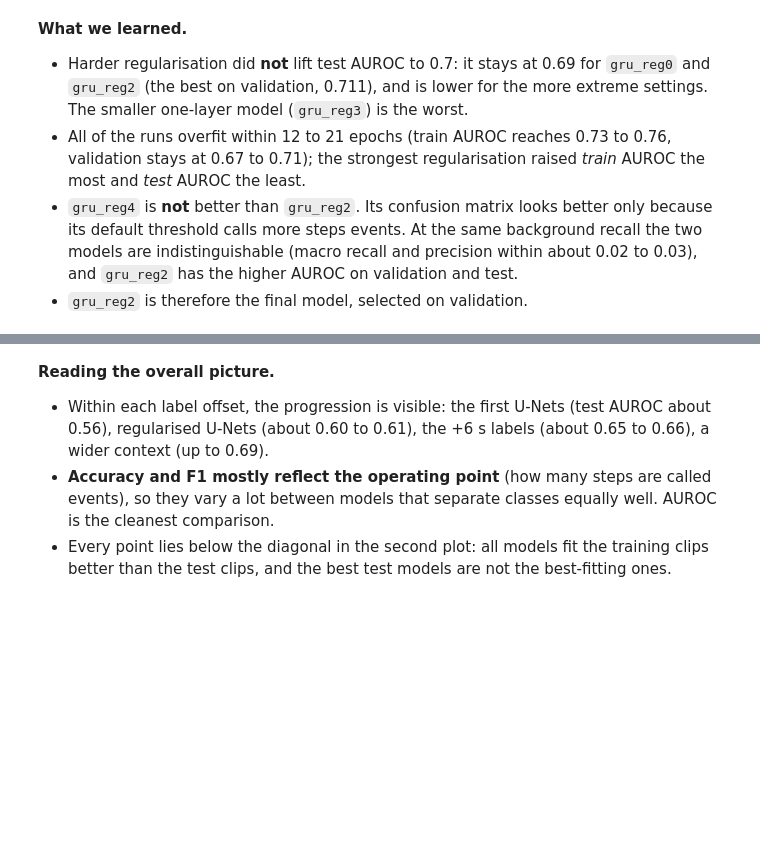
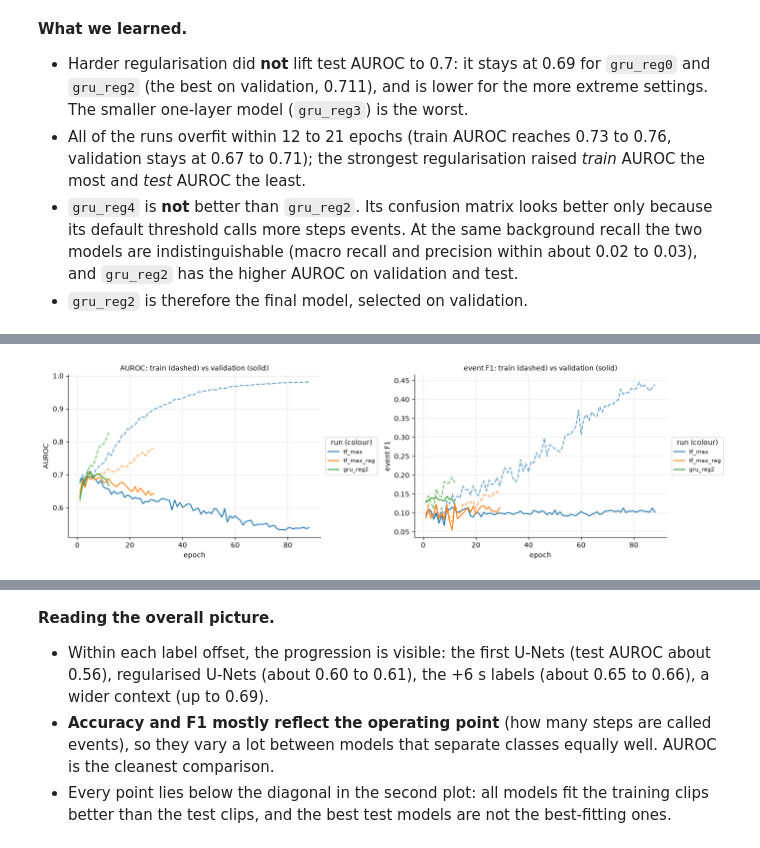
Before and after one commit to otoofim/video_event_detection, a Jupyter notebook: visualisation/experiment_report.ipynb, the cells around one changed output, grey strips where cells are left out. Saved outputs shown, nothing was run; the diff lists cells and outputs as text; code cells hidden in the pictures; blank space fills up the shorter version.

```diff
--- a/visualisation/experiment_report.ipynb
+++ b/visualisation/experiment_report.ipynb
@@ -634,0 +770,4 @@ else:
+# %%
+curves(["tf_max", "tf_max_reg", "gru_reg2"], [("train_auroc", "val_auroc", "AUROC"), ("train_f1", "val_f1", "event F1")], figsize=(14, 4.2))
+# %% [output]
+[figure, added]
```
Also changed, not shown: parts of 21 cells of this notebook.
